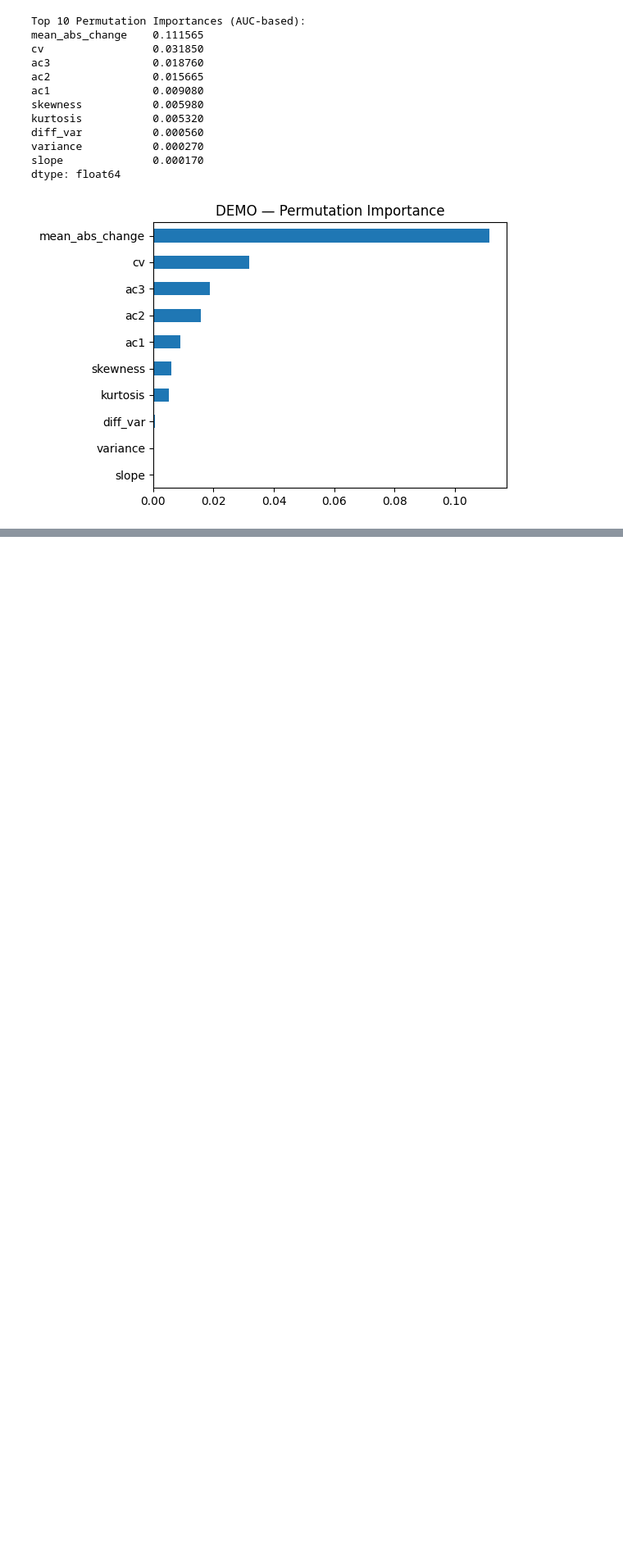
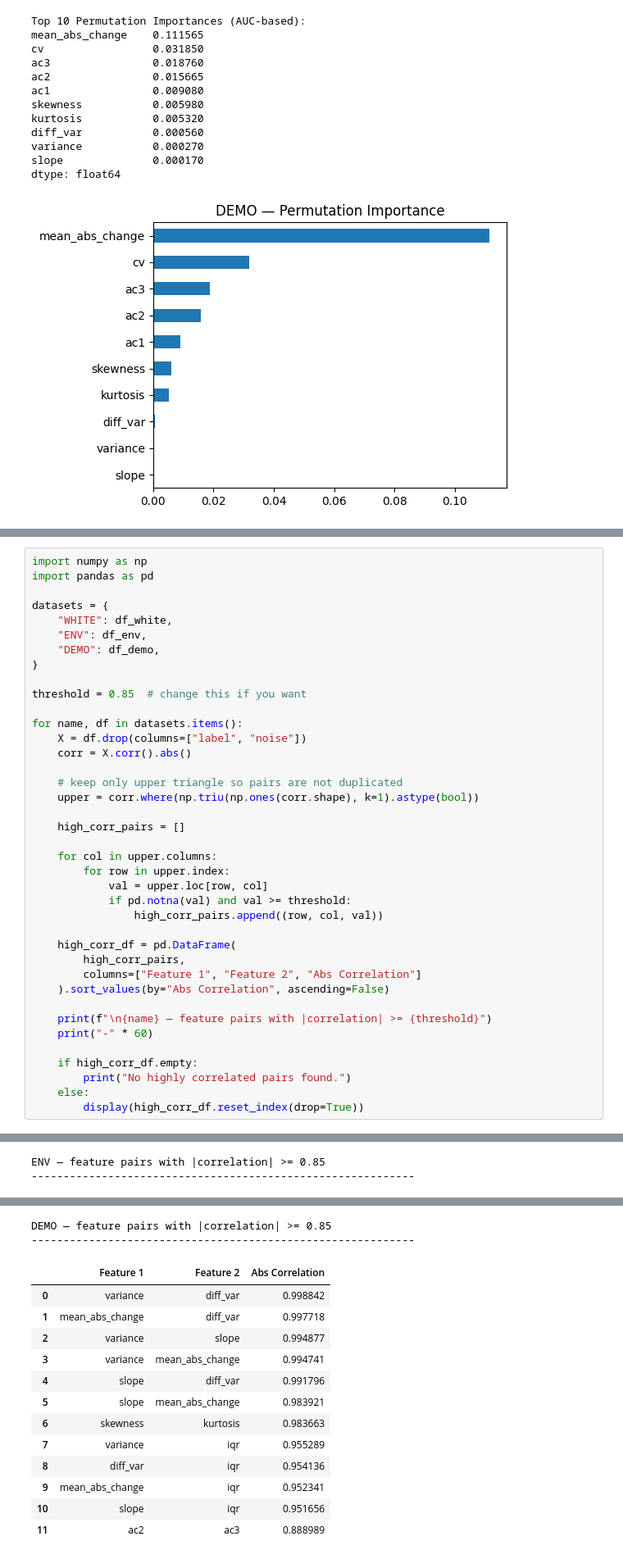
Before and after one commit to dhruvmenon76/BME590Project, a Jupyter notebook: notebooks/simulation_exploration.ipynb, the cells around one changed output, grey strips where cells are left out. Shown at 82% size. Saved outputs shown, nothing was run; the diff lists cells and outputs as text; blank space fills up the shorter version.

```diff
--- a/notebooks/simulation_exploration.ipynb
+++ b/notebooks/simulation_exploration.ipynb
@@ -836,0 +867,40 @@ dtype: float64
+# %%
+import numpy as np
+import pandas as pd
+
+datasets = {
+    "WHITE": df_white,
+    "ENV": df_env,
+    "DEMO": df_demo,
+}
+
+threshold = 0.85  # change this if you want
+
+for name, df in datasets.items():
+    X = df.drop(columns=["label", "noise"])
+    corr = X.corr().abs()
+
+    # keep only upper triangle so pairs are not duplicated
+    upper = corr.where(np.triu(np.ones(corr.shape), k=1).astype(bool))
+
+    high_corr_pairs = []
+
+    for col in upper.columns:
+        for row in upper.index:
+            val = upper.loc[row, col]
+            if pd.notna(val) and val >= threshold:
+                high_corr_pairs.append((row, col, val))
+
+    high_corr_df = pd.DataFrame(
+        high_corr_pairs,
+        columns=["Feature 1", "Feature 2", "Abs Correlation"]
+    ).sort_values(by="Abs Correlation", ascending=False)
+
+    print(f"\n{name} — feature pairs with |correlation| >= {threshold}")
+    print("-" * 60)
+
+    if high_corr_df.empty:
+        print("No highly correlated pairs found.")
+    else:
+        display(high_corr_df.reset_index(drop=True))
+# %% [output]
@@ -836,0 +918,2 @@ dtype: float64
+ENV — feature pairs with |correlation| >= 0.85
+------------------------------------------------------------
@@ -836,0 +931,15 @@ dtype: float64
+DEMO — feature pairs with |correlation| >= 0.85
+------------------------------------------------------------
+|  | Feature 1 | Feature 2 | Abs Correlation |
+| 0 | variance | diff_var | 0.998842 |
+| 1 | mean_abs_change | diff_var | 0.997718 |
+| 2 | variance | slope | 0.994877 |
+| 3 | variance | mean_abs_change | 0.994741 |
+| 4 | slope | diff_var | 0.991796 |
+| 5 | slope | mean_abs_change | 0.983921 |
+| 6 | skewness | kurtosis | 0.983663 |
+| 7 | variance | iqr | 0.955289 |
+| 8 | diff_var | iqr | 0.954136 |
+| 9 | mean_abs_change | iqr | 0.952341 |
+| 10 | slope | iqr | 0.951656 |
+| 11 | ac2 | ac3 | 0.888989 |
```
Also changed, not shown: parts of 4 cells of this notebook.
